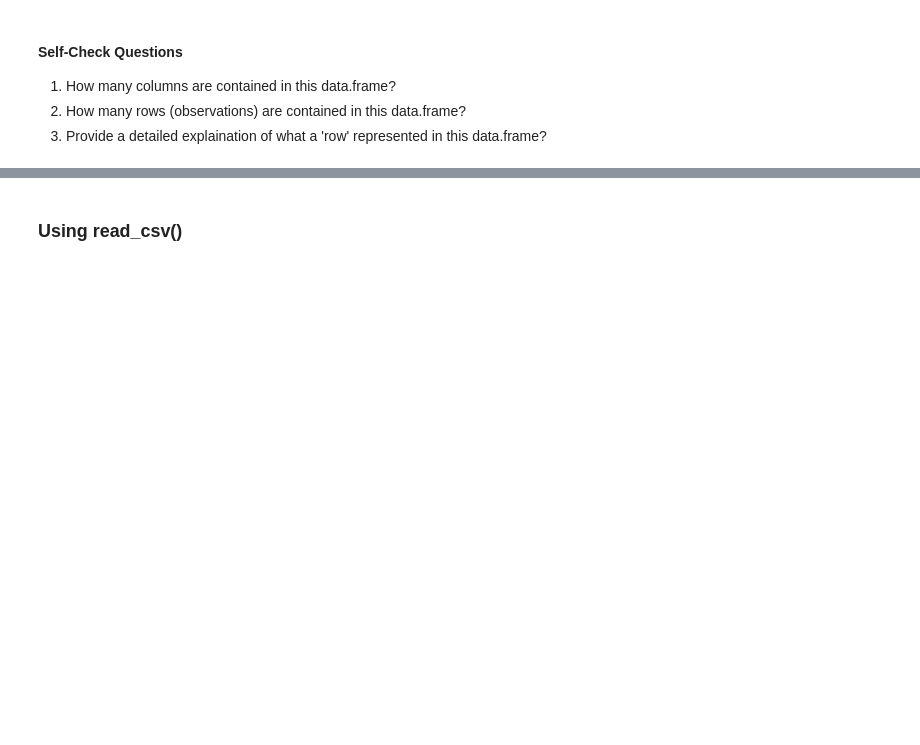
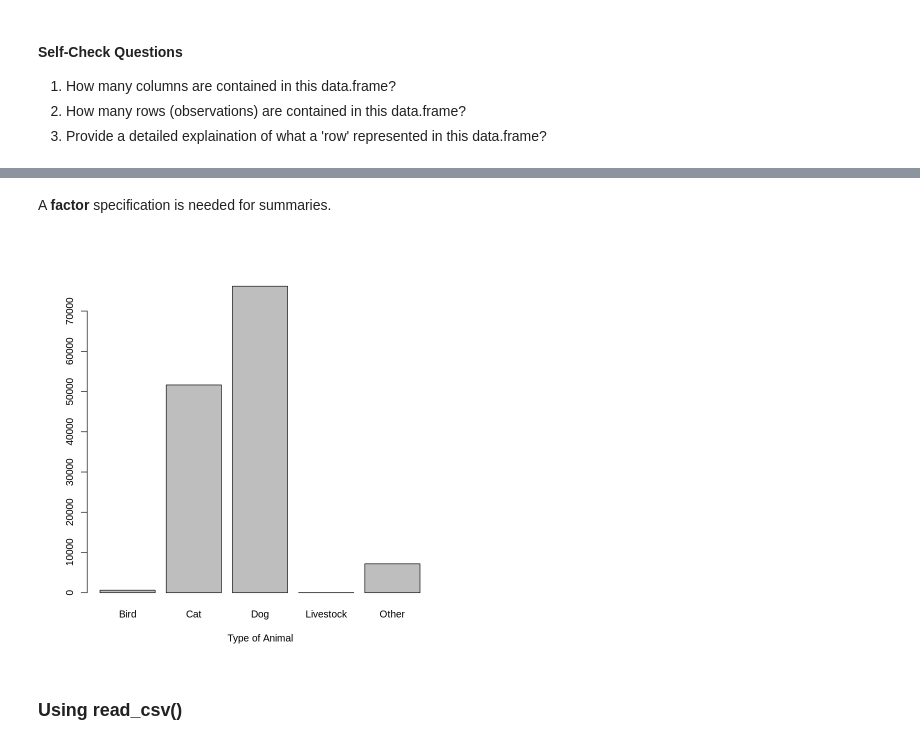
Before and after one commit to yardsale8/DSCI325, a Jupyter notebook: Module1_Part1.ipynb, the cells around one changed output, grey strips where cells are left out. Saved outputs shown, nothing was run; the diff lists cells and outputs as text; code cells hidden in the pictures; blank space fills up the shorter version.

```diff
--- a/Module1_Part1.ipynb
+++ b/Module1_Part1.ipynb
@@ -121,0 +124,4 @@ str(AustinAnimalShelter_BaseR)
+# %%
+# Reading data in using read.csv via Base R
+# Treating all character variables as factors
+AustinAnimalShelter_BaseR_AsFactor <- read.csv("/content/sample_data/Austin_Animal_Center_Outcomes.csv", stringsAsFactors = TRUE)
@@ -122,3 +145,10 @@ str(AustinAnimalShelter_BaseR)
+# %% [markdown]
+A <strong>factor</strong> specification is needed for summaries.
+# %%
+AnimalCounts <- table(AustinAnimalShelter_BaseR_AsFactor$Animal.Type)
+barplot(AnimalCounts, xlab="Type of Animal")
+# %% [output]
+[figure, added]
 # %% [markdown]
 ### Using read_csv()
 # %% [markdown]
```
Also changed, not shown: parts of 3 cells of this notebook.
